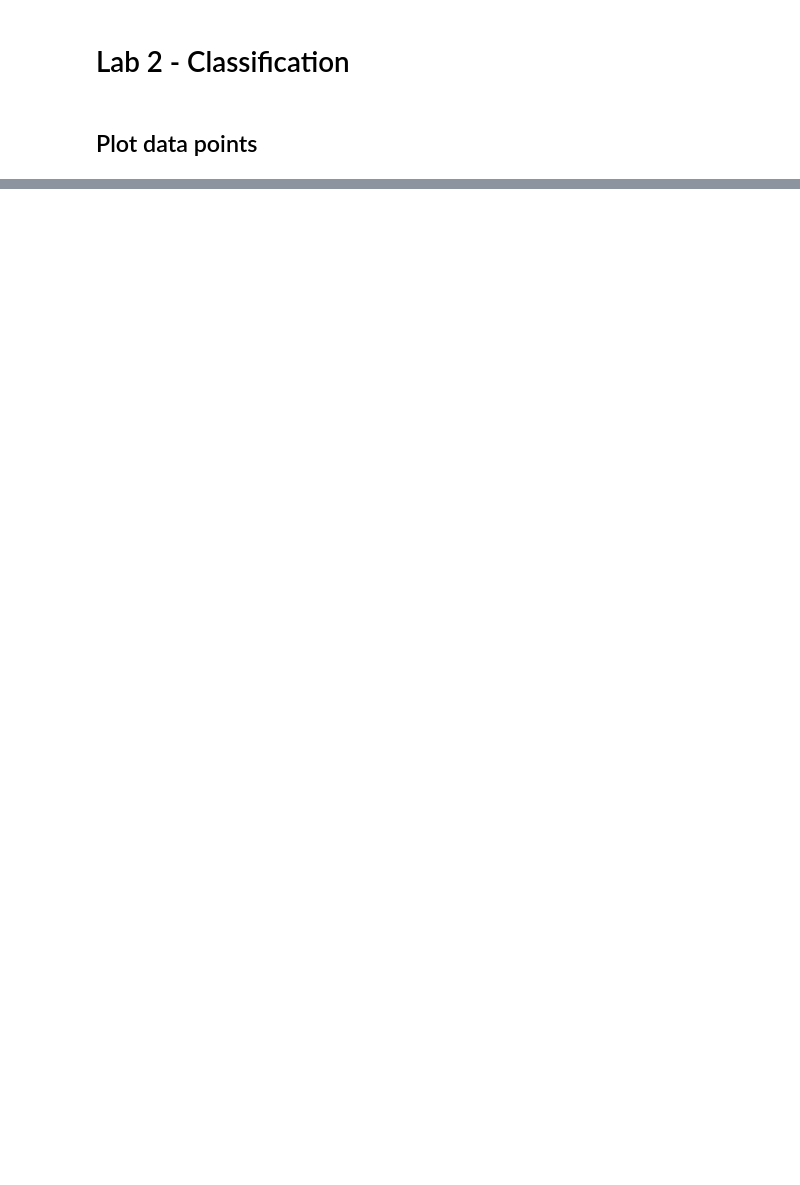
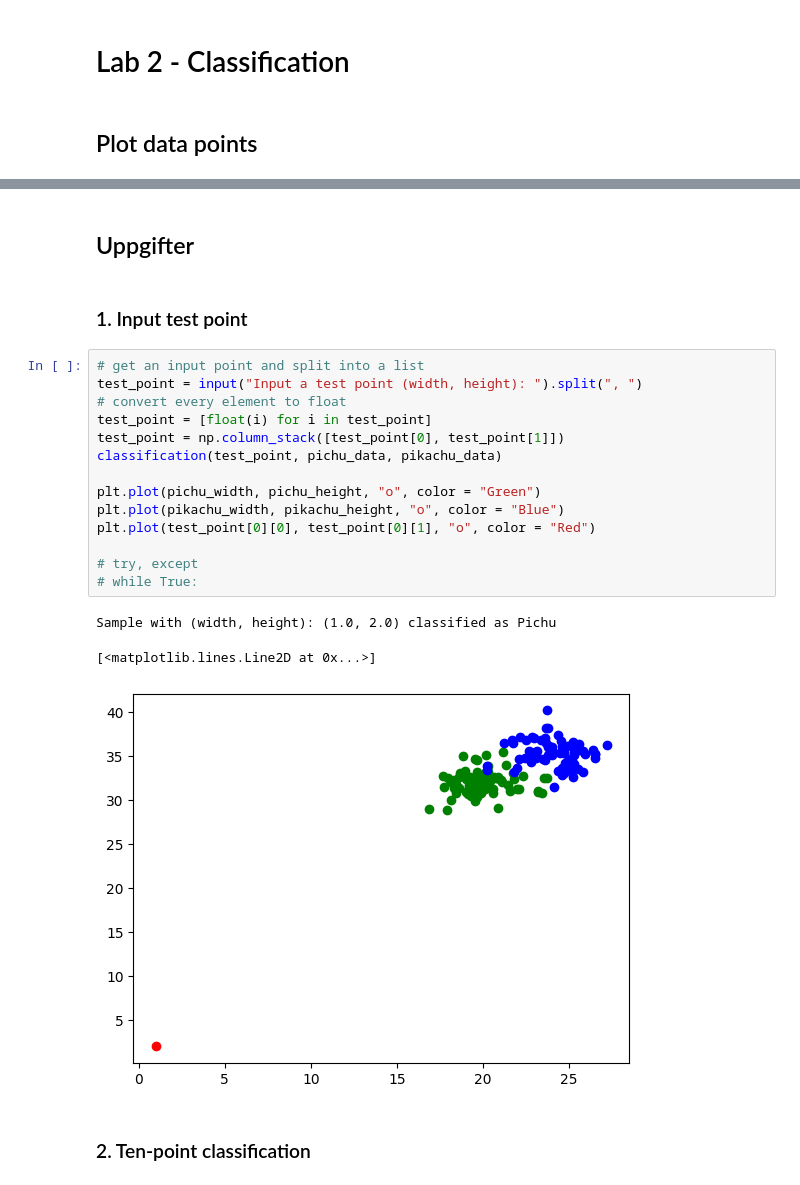
Before and after one commit to jvesand/python-johan-sandberg, a Jupyter notebook: Labs/lab2.ipynb, the cells around one changed output, grey strips where cells are left out. Cells and saved outputs as stored; diff of their text form; blank space fills up the shorter version.

Commit message:
first draft of uppgifter done

```diff
--- a/Labs/lab2.ipynb
+++ b/Labs/lab2.ipynb
@@ -78,3 +94,27 @@ Sample with (width, height): (25.0, 32.0) classified as Pikachu
 Sample with (width, height): (24.2, 31.5) classified as Pikachu
 Sample with (width, height): (22.0, 34.0) classified as Pikachu
 Sample with (width, height): (20.5, 34.0) classified as Pichu
+# %% [markdown]
+## Uppgifter
+# %% [markdown]
+### 1. Input test point
+# %%
+# get an input point and split into a list
+test_point = input("Input a test point (width, height): ").split(", ")
+# convert every element to float
+test_point = [float(i) for i in test_point]
+test_point = np.column_stack([test_point[0], test_point[1]])
+classification(test_point, pichu_data, pikachu_data)
+
+plt.plot(pichu_width, pichu_height, "o", color = "Green")
+plt.plot(pikachu_width, pikachu_height, "o", color = "Blue")
+plt.plot(test_point[0][0], test_point[0][1], "o", color = "Red")
+
+# try, except
+# while True:
+# %% [output]
+Sample with (width, height): (1.0, 2.0) classified as Pichu
+[<matplotlib.lines.Line2D at 0x...>]
+[figure, added]
+# %% [markdown]
+### 2. Ten-point classification
```
Also changed, not shown: parts of 6 cells of this notebook.
